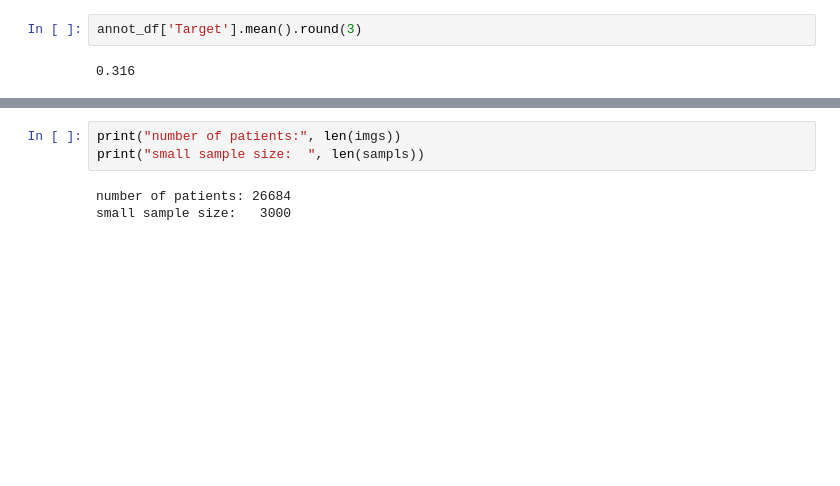
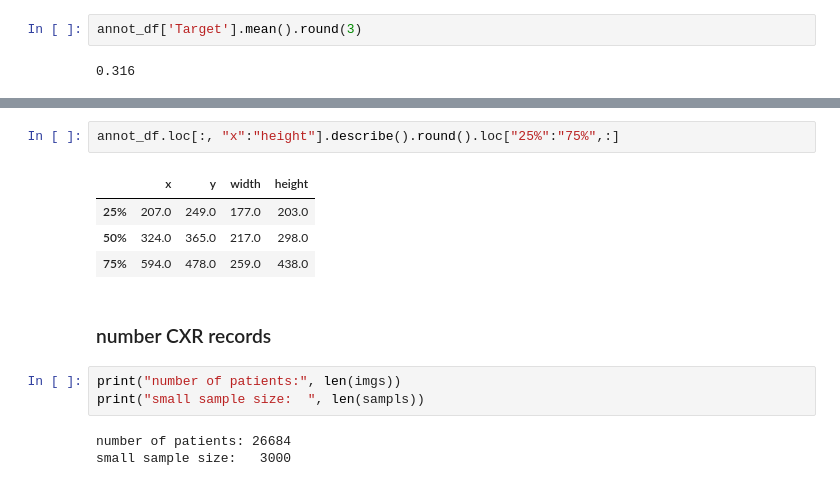
Before and after one commit to scotsun/pneumonia-analyzer, a Jupyter notebook: eda.ipynb, the cells around one changed output, grey strips where cells are left out. Saved outputs shown, nothing was run; the diff lists cells and outputs as text; blank space fills up the shorter version.

```diff
--- a/eda.ipynb
+++ b/eda.ipynb
@@ -35,3 +45,12 @@ annot_df['Target'].mean().round(3)
+# %%
+annot_df.loc[:, "x":"height"].describe().round().loc["25%":"75%",:]
+# %% [output]
+|  | x | y | width | height |
+| 25% | 207.0 | 249.0 | 177.0 | 203.0 |
+| 50% | 324.0 | 365.0 | 217.0 | 298.0 |
+| 75% | 594.0 | 478.0 | 259.0 | 438.0 |
+# %% [markdown]
+### number CXR records
 # %%
 print("number of patients:", len(imgs))
 print("small sample size:  ", len(sampls))
```
Also changed, not shown: parts of 2 cells of this notebook, 1 other file.
